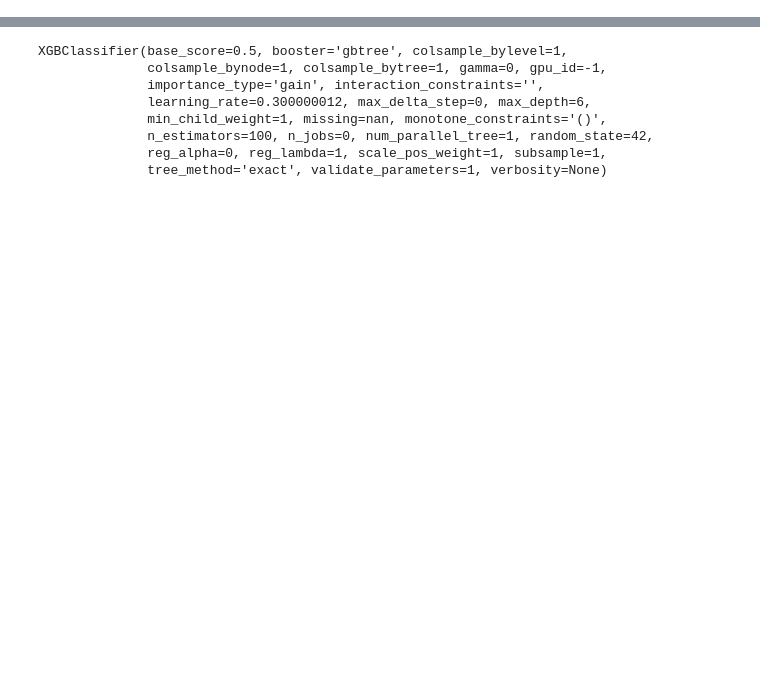
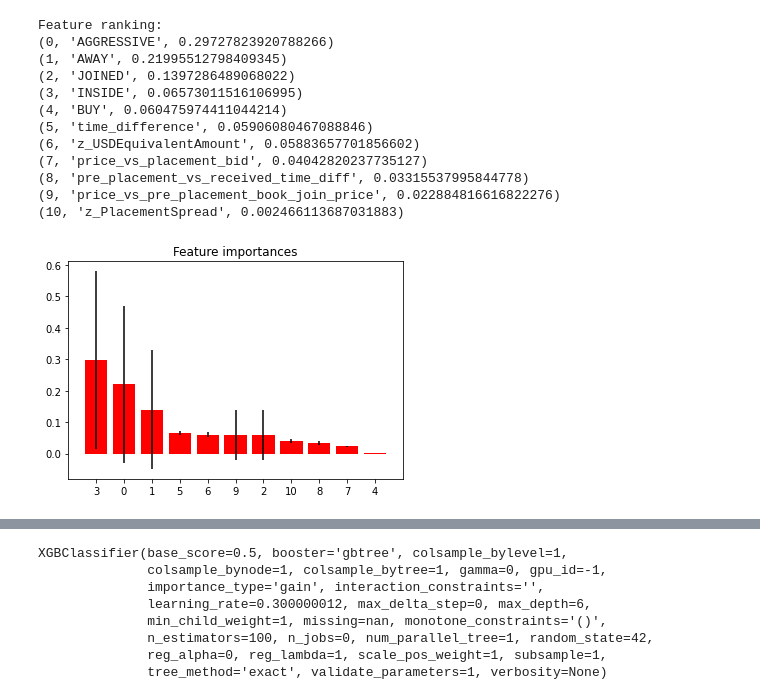
Before and after one commit to denisdunn/curex_group, a Jupyter notebook: miss_fill_models.ipynb, the cells around one changed output, grey strips where cells are left out. Saved outputs shown, nothing was run; the diff lists cells and outputs as text; code cells hidden in the pictures; blank space fills up the shorter version.

```diff
--- a/miss_fill_models.ipynb
+++ b/miss_fill_models.ipynb
@@ -174,0 +397,35 @@ metrics.accuracy_score(y_test,y_pred)
+# %%
+#forest.fit(X, y)
+importances = clf.feature_importances_
+std = np.std([tree.feature_importances_ for tree in clf.estimators_],
+             axis=0)
+indices = np.argsort(importances)[::-1]
+#indices = df_columns.columns
+# Print the feature ranking
+print("Feature ranking:")
+
+for f in range(X.shape[1]):
+    print( (f , df_columns.columns[f], importances[indices[f]]))
+
+# Plot the impurity-based feature importances of the forest
+plt.figure()
+plt.title("Feature importances")
+plt.bar(range(X.shape[1]), importances[indices],
+        color="r", yerr=std[indices], align="center")
+plt.xticks(range(X.shape[1]), indices)
+plt.xlim([-1, X.shape[1]])
+plt.show()
+# %% [output]
+Feature ranking:
+(0, 'AGGRESSIVE', 0.29727823920788266)
+(1, 'AWAY', 0.21995512798409345)
+(2, 'JOINED', 0.1397286489068022)
+(3, 'INSIDE', 0.06573011516106995)
+(4, 'BUY', 0.060475974411044214)
+(5, 'time_difference', 0.05906080467088846)
+(6, 'z_USDEquivalentAmount', 0.05883657701856602)
+(7, 'price_vs_placement_bid', 0.04042820237735127)
+(8, 'pre_placement_vs_received_time_diff', 0.03315537995844778)
+(9, 'price_vs_pre_placement_book_join_price', 0.022884816616822276)
+(10, 'z_PlacementSpread', 0.002466113687031883)
+[figure, added]
```
Also changed, not shown: parts of 215 cells of this notebook, 3 other files.
